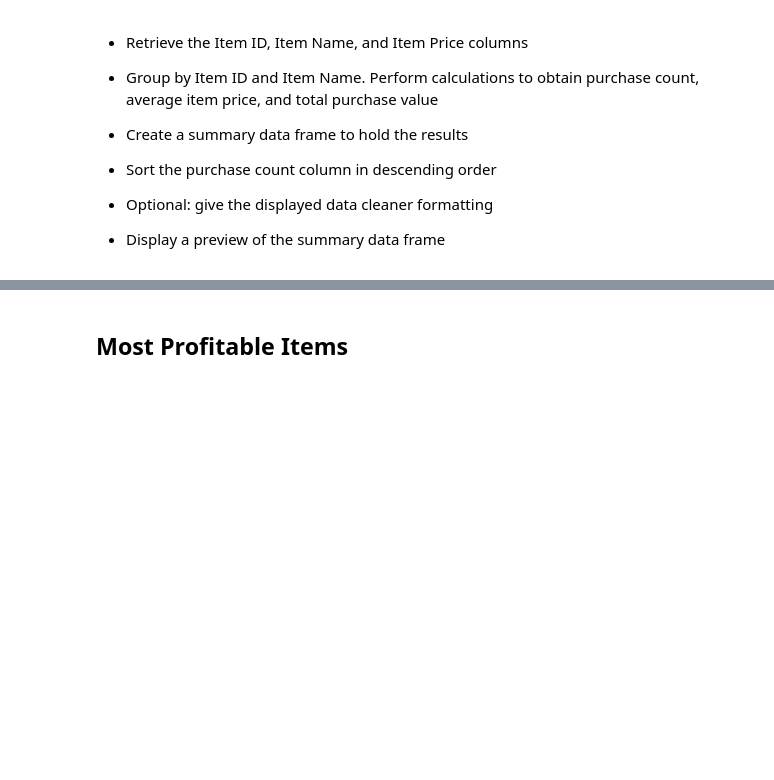
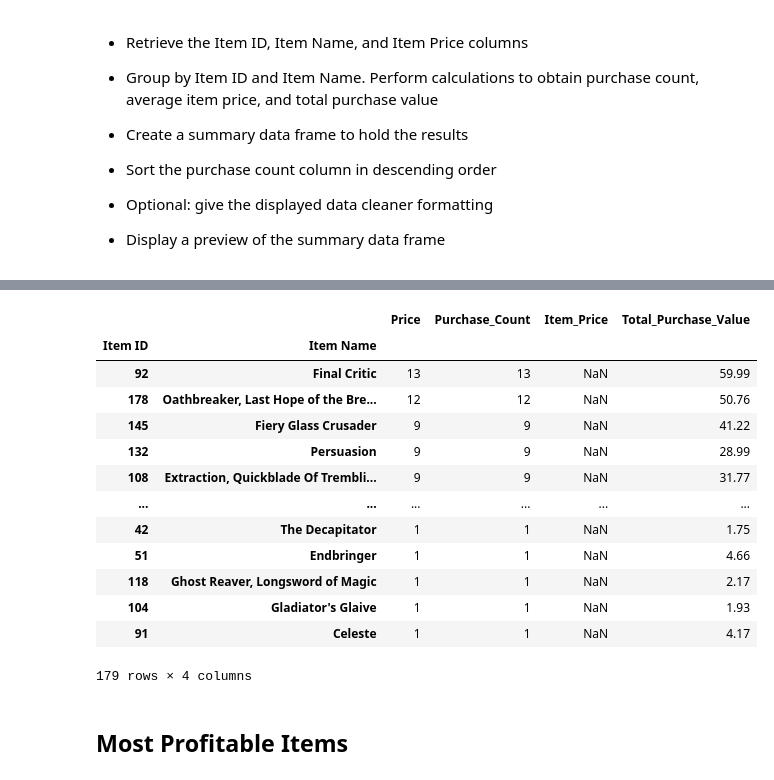
Before and after one commit to awesomepack/Pandas-Challenge, a Jupyter notebook: HeroesOfPymoli/HeroesOfPymoli.ipynb, the cells around one changed output, grey strips where cells are left out. Saved outputs shown, nothing was run; the diff lists cells and outputs as text; code cells hidden in the pictures; blank space fills up the shorter version.

Commit message:
Summary df for popular items not printing quite right

```diff
--- a/HeroesOfPymoli/HeroesOfPymoli.ipynb
+++ b/HeroesOfPymoli/HeroesOfPymoli.ipynb
@@ -318,3 +309,41 @@ top_spenders_df.head(5)
+# %%
+#Creating subset from purchase_data with [Item ID , Item Name , Price] columns
+item_subset = purchase_data[['Item ID' , 'Item Name' , 'Price']];
+
+#grouping by Item ID and Item Name
+item_group = item_subset.groupby(['Item ID' , 'Item Name']);
+
+#Purchase Count
+item_purchase_count = item_group.count();
+
+#Item Price
+item_price = pd.Series(item_group['Price']);
+
+#Total Purchase Value
+item_total_value = item_group['Price'].sum();
+
+#creating the popular item df
+popular_items_df = item_purchase_count;
+popular_items_df['Purchase_Count'] = item_purchase_count;
+popular_items_df['Item_Price'] = item_price;
+popular_items_df['Total_Purchase_Value'] = item_total_value;
+
+popular_items_df.sort_values(by='Purchase_Count' , ascending=False)
+# %% [output]
+|  |  | Price | Purchase_Count | Item_Price | Total_Purchase_Value |
+| Item ID | Item Name |  |  |  |  |
+| 92 | Final Critic | 13 | 13 | NaN | 59.99 |
+| 178 | Oathbreaker, Last Hope of the Bre... | 12 | 12 | NaN | 50.76 |
+| 145 | Fiery Glass Crusader | 9 | 9 | NaN | 41.22 |
+| 132 | Persuasion | 9 | 9 | NaN | 28.99 |
+| 108 | Extraction, Quickblade Of Trembli... | 9 | 9 | NaN | 31.77 |
+| ... | ... | ... | ... | ... | ... |
+| 42 | The Decapitator | 1 | 1 | NaN | 1.75 |
+| 51 | Endbringer | 1 | 1 | NaN | 4.66 |
+| 118 | Ghost Reaver, Longsword of Magic | 1 | 1 | NaN | 2.17 |
+| 104 | Gladiator's Glaive | 1 | 1 | NaN | 1.93 |
+| 91 | Celeste | 1 | 1 | NaN | 4.17 |
+179 rows × 4 columns
 # %% [markdown]
 ## Most Profitable Items
 # %% [markdown]
```
Also changed, not shown: parts of 1 cell of this notebook.
